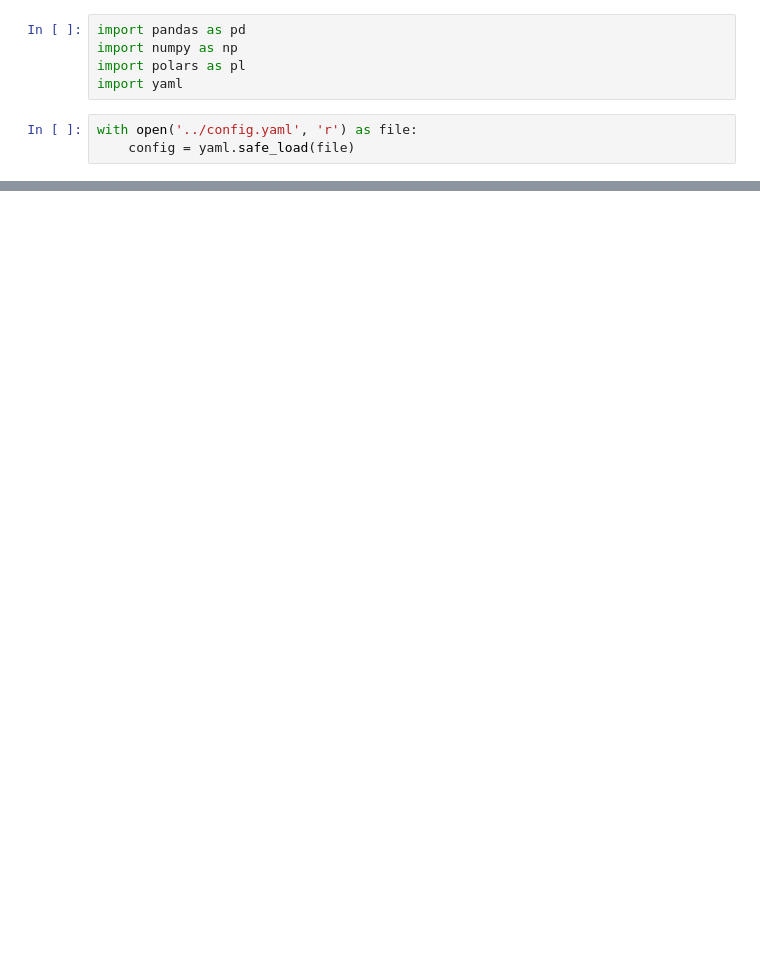
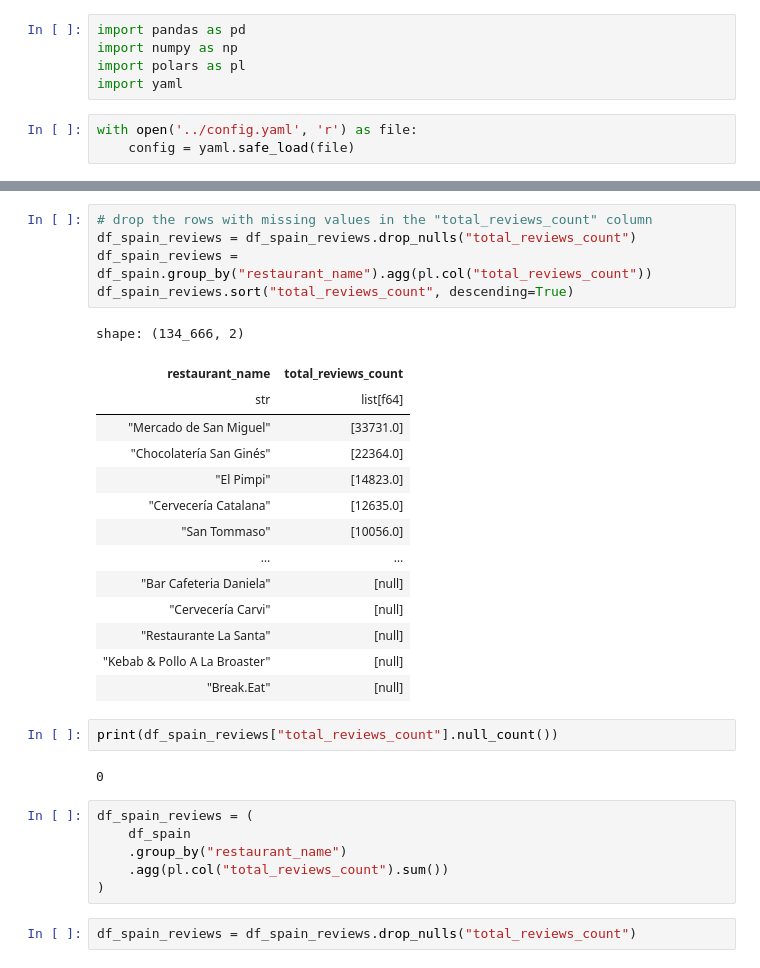
Before and after one commit to AlexMateu21/Final-Project, a Jupyter notebook: notebooks/EDA.ipynb, the cells around one changed output, grey strips where cells are left out. Cells and saved outputs as stored; diff of their text form; blank space fills up the shorter version.

```diff
--- a/notebooks/EDA.ipynb
+++ b/notebooks/EDA.ipynb
@@ -45,0 +83,32 @@ shape: (157_479, 42)
+# %%
+# drop the rows with missing values in the "total_reviews_count" column
+df_spain_reviews = df_spain_reviews.drop_nulls("total_reviews_count")
+df_spain_reviews = df_spain.group_by("restaurant_name").agg(pl.col("total_reviews_count"))
+df_spain_reviews.sort("total_reviews_count", descending=True)
+# %% [output]
+shape: (134_666, 2)
+| restaurant_name | total_reviews_count |
+| str | list[f64] |
+| "Mercado de San Miguel" | [33731.0] |
+| "Chocolatería San Ginés" | [22364.0] |
+| "El Pimpi" | [14823.0] |
+| "Cervecería Catalana" | [12635.0] |
+| "San Tommaso" | [10056.0] |
+| … | … |
+| "Bar Cafeteria Daniela" | [null] |
+| "Cervecería Carvi" | [null] |
+| "Restaurante La Santa" | [null] |
+| "Kebab & Pollo A La Broaster" | [null] |
+| "Break.Eat" | [null] |
+# %%
+print(df_spain_reviews["total_reviews_count"].null_count())
+# %% [output]
+0
+# %%
+df_spain_reviews = (
+    df_spain
+    .group_by("restaurant_name")
+    .agg(pl.col("total_reviews_count").sum())
+)
+# %%
+df_spain_reviews = df_spain_reviews.drop_nulls("total_reviews_count")
```
Also changed, not shown: parts of 4 cells of this notebook.
